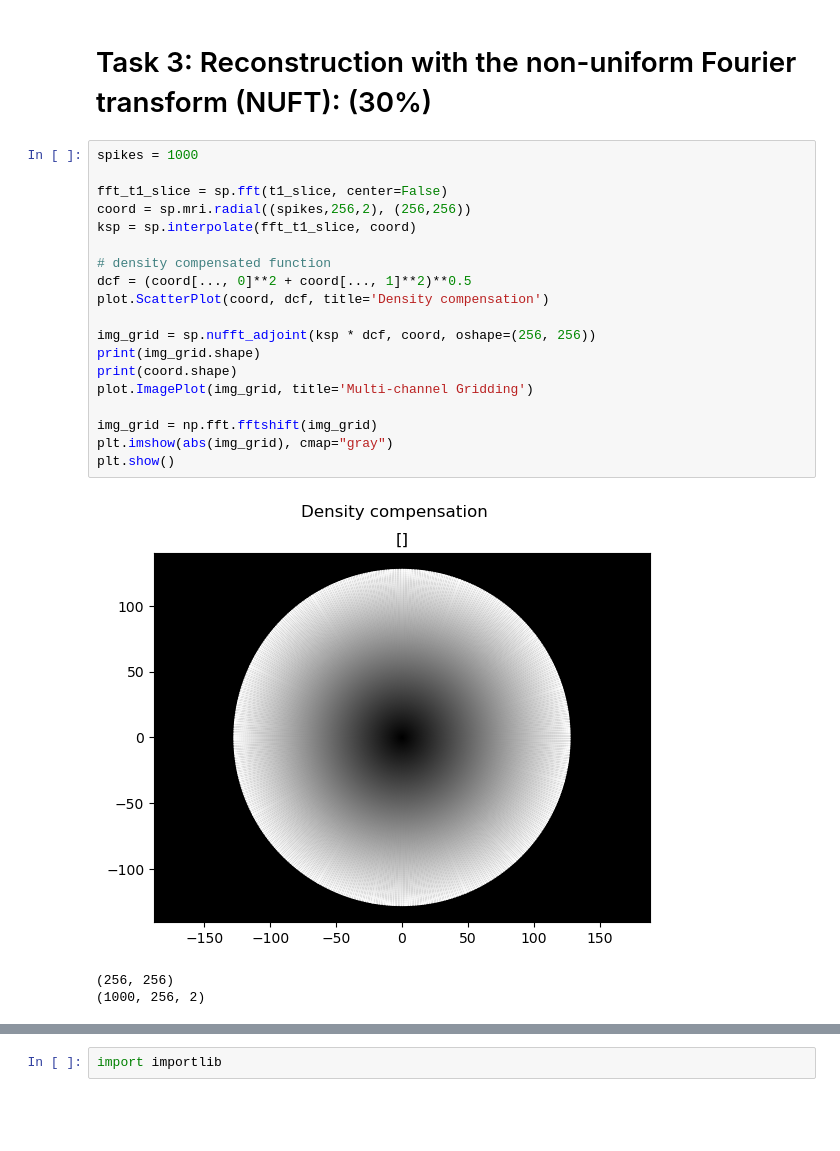
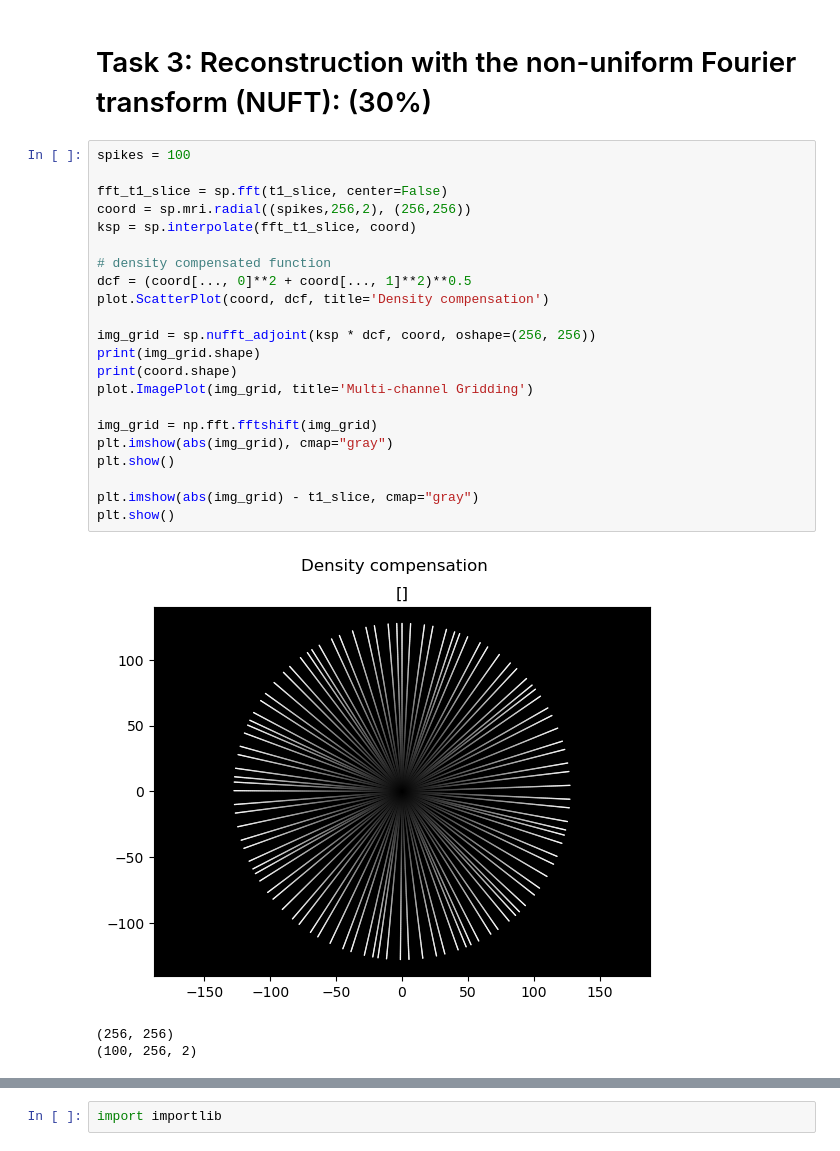
Before and after one commit to lassestahnke/HL2027_recon, a Jupyter notebook: HL2027_project_1.ipynb, the cells around one changed output, grey strips where cells are left out. Cells and saved outputs as stored; diff of their text form; blank space fills up the shorter version.

```diff
--- a/HL2027_project_1.ipynb
+++ b/HL2027_project_1.ipynb
@@ -177,25 +137,28 @@ SSIM:  0.32125025800612095
 # %% [markdown]
 # Task 3: Reconstruction with the non-uniform Fourier transform (NUFT): (30%)
 # %%
-spikes = 1000
+spikes = 100
 
 fft_t1_slice = sp.fft(t1_slice, center=False)
 coord = sp.mri.radial((spikes,256,2), (256,256))
 ksp = sp.interpolate(fft_t1_slice, coord)
 
 # density compensated function
 dcf = (coord[..., 0]**2 + coord[..., 1]**2)**0.5
 plot.ScatterPlot(coord, dcf, title='Density compensation')
 
 img_grid = sp.nufft_adjoint(ksp * dcf, coord, oshape=(256, 256))
 print(img_grid.shape)
 print(coord.shape)
 plot.ImagePlot(img_grid, title='Multi-channel Gridding')
 
 img_grid = np.fft.fftshift(img_grid)
 plt.imshow(abs(img_grid), cmap="gray")
 plt.show()
+
+plt.imshow(abs(img_grid) - t1_slice, cmap="gray")
+plt.show()
 # %% [output]
-[figure, old version]
+[figure, new version]
 (256, 256)
-(1000, 256, 2)
+(100, 256, 2)
```
Also changed, not shown: parts of 7 cells of this notebook.
